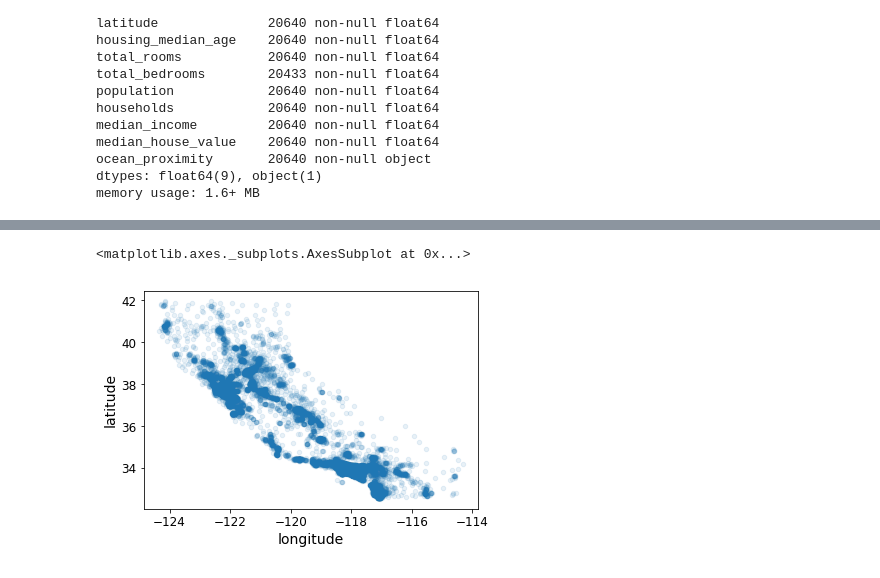
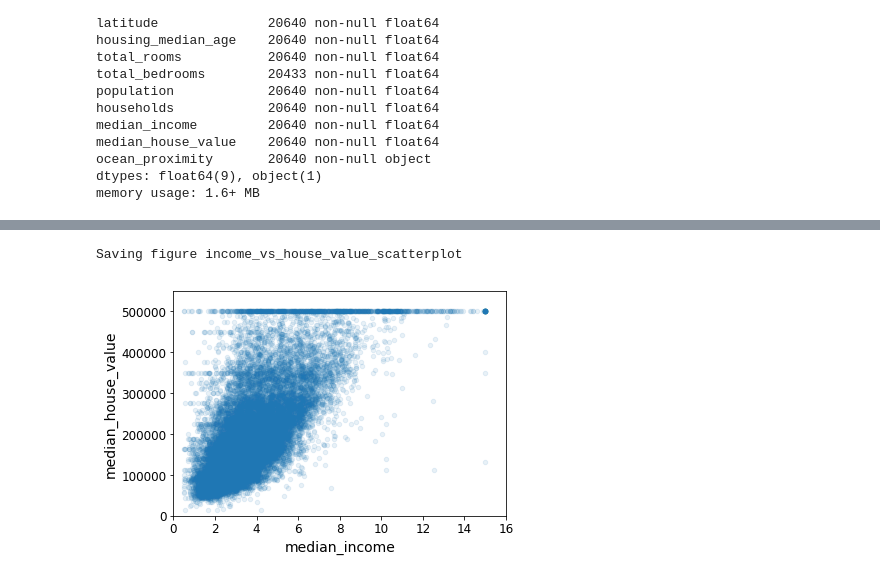
Before and after one commit to whu-pzhang/ml_practice, a Jupyter notebook: 02_end_to_end_machine_learning_project.ipynb, the cells around one changed output, grey strips where cells are left out. Cells and saved outputs as stored; diff of their text form; code cells hidden in the pictures.

```diff
--- a/02_end_to_end_machine_learning_project.ipynb
+++ b/02_end_to_end_machine_learning_project.ipynb
@@ -6,12 +6,18 @@
 import numpy as np
 import pandas as pd
 import matplotlib.pyplot as plt
+import os
 
 %matplotlib inline
 plt.rcParams['axes.labelsize'] = 14
 plt.rcParams['xtick.labelsize'] = 12
 plt.rcParams['ytick.labelsize'] = 12
 
+# Where to save the figures
+PROJECT_ROOT_DIR = "."
+CHAPTER_ID = "end_to_end_project"
+IMAGES_PATH = os.path.join(PROJECT_ROOT_DIR, "images", CHAPTER_ID)
+
 # Ignore useless warnings (see SciPy issue #5998)
 import warnings
 warnings.filterwarnings(action="ignore", message="^internal gelsd")
@@ -19,0 +24,9 @@ warnings.filterwarnings(action="ignore", message="^internal gelsd")
+# %%
+def save_fig(fig_id, tight_layout=True, fig_extension="png", resolution=300):
+    if not os.path.isdir(IMAGES_PATH):
+        os.makedirs(IMAGES_PATH)
+    path = os.path.join(IMAGES_PATH, fig_id + "." + fig_extension)
+    print("Saving figure", fig_id)
+    if tight_layout:
+        plt.tight_layout()
+    plt.savefig(path, format=fig_extension, dpi=resolution)
@@ -39,5 +62,5 @@ fetch_housing_data()
 # %%
-datapath = os.path.join("dataset", "housing", "")
+datapath = os.path.join("datasets", "housing", "")
 housing = pd.read_csv(datapath + "housing.csv")
 housing.head()
 # %% [output]
@@ -74,5 +192,8 @@ plt.show()
 # %%
-housing.plot(kind="scatter", x="longitude", y="latitude", alpha=0.1)
+housing.plot(kind="scatter", x="median_income", y="median_house_value",
+            alpha=0.1)
+plt.axis([0, 16, 0, 550000])
+save_fig("income_vs_house_value_scatterplot")
 # %% [output]
-<matplotlib.axes._subplots.AxesSubplot at 0x...>
+Saving figure income_vs_house_value_scatterplot
-[figure, old version]
+[figure, new version]
```
Also changed, not shown: parts of 22 cells of this notebook.
